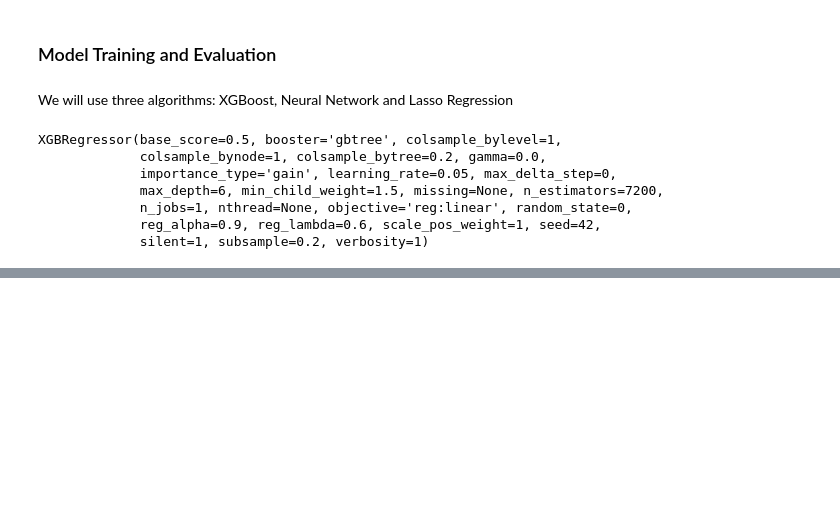
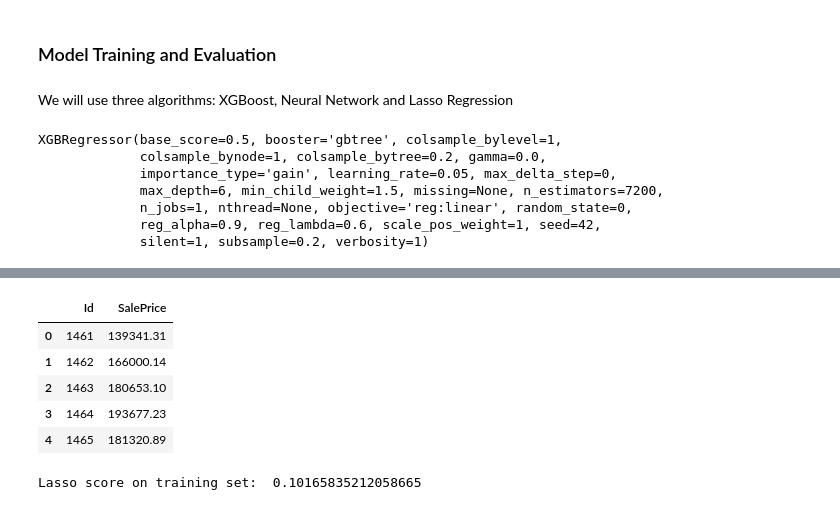
Before and after one commit to lenchyk/ML_Practice, a Jupyter notebook: Housing/Housing.ipynb, the cells around one changed output, grey strips where cells are left out. Saved outputs shown, nothing was run; the diff lists cells and outputs as text; code cells hidden in the pictures; blank space fills up the shorter version.

```diff
--- a/Housing/Housing.ipynb
+++ b/Housing/Housing.ipynb
@@ -772,0 +767,25 @@ AttributeError: 'XGBRegressor' object has no attribute 'feature_names'
+# %%
+predicted = pd.read_csv('xgbnew.csv')
+predicted.head()
+# %% [output]
+|  | Id | SalePrice |
+| 0 | 1461 | 139341.31 |
+| 1 | 1462 | 166000.14 |
+| 2 | 1463 | 180653.10 |
+| 3 | 1464 | 193677.23 |
+| 4 | 1465 | 181320.89 |
+# %%
+from sklearn.linear_model import Lasso
+
+#found the best alpha using cross-validation
+best_alpha = 0.00099
+
+model = Lasso(alpha=best_alpha, max_iter = 50000)
+model.fit(train_x, train_y)
+
+# run prediction on the training set to get a rough idea of how well it does
+y_pred = model.predict(train_x)
+y_test = label_df
+print("Lasso score on training set: ", rmse(y_test, y_pred))
+# %% [output]
+Lasso score on training set:  0.10165835212058665
```
Also changed, not shown: parts of 29 cells of this notebook, 3 other files.
